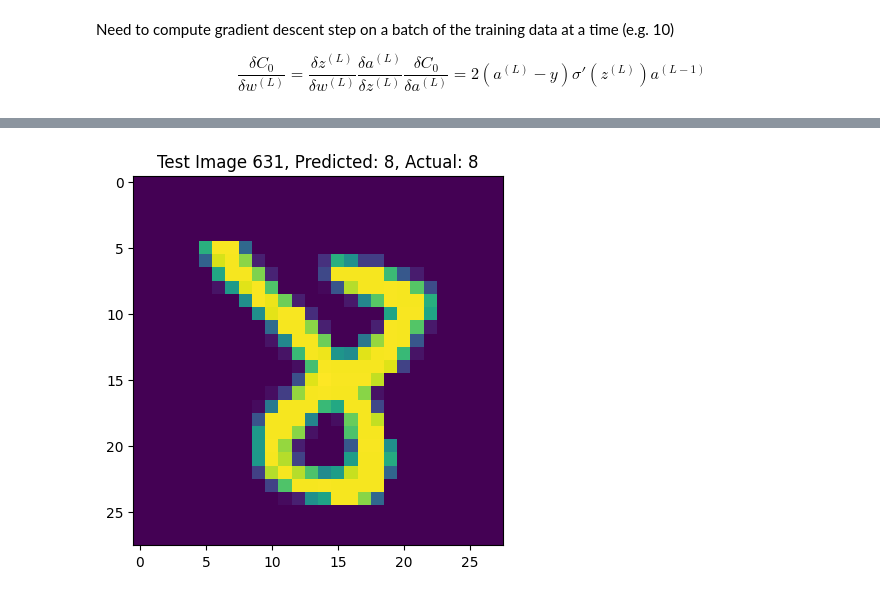
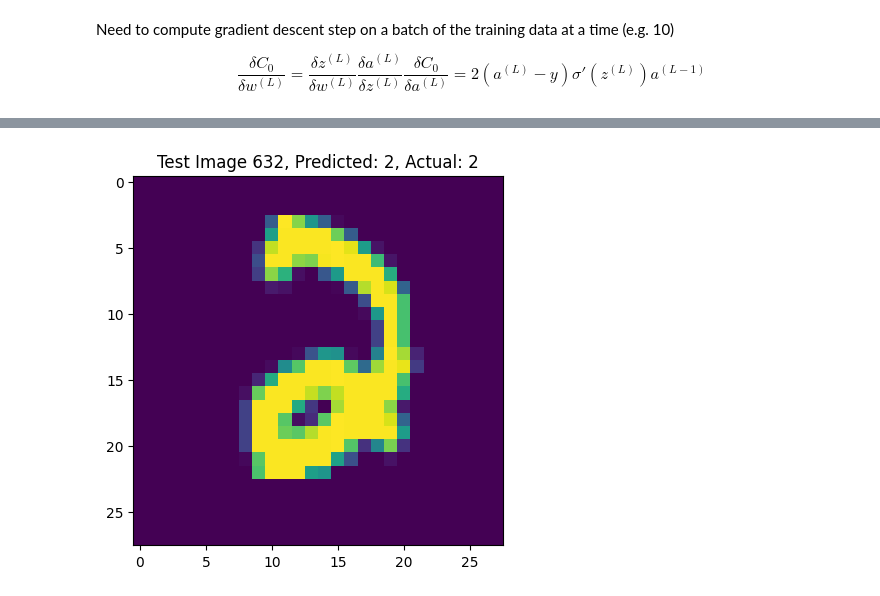
Before and after one commit to petermnhull/neural-network-scratch, a Jupyter notebook: notebooks/notebook.ipynb, the cells around one changed output, grey strips where cells are left out. Drawn from its saved outputs; the diff is of its cells as text; code cells hidden in the pictures.

```diff
--- a/notebooks/notebook.ipynb
+++ b/notebooks/notebook.ipynb
@@ -11,7 +9,7 @@ LOGGER = structlog.get_logger()
 # %% [markdown]
 ## Data Loading
 # %%
-IMAGES_TRAIN_PATH = "../data/train-images-idx3-ubyte.gz"
-LABELS_TRAIN_PATH = "../data/train-labels-idx1-ubyte.gz"
-IMAGES_TEST_PATH = "../data/t10k-images-idx3-ubyte.gz"
-LABELS_TEST_PATH = "../data/t10k-labels-idx1-ubyte.gz"
+IMAGES_TRAIN_PATH = "data/train-images-idx3-ubyte.gz"
+LABELS_TRAIN_PATH = "data/train-labels-idx1-ubyte.gz"
+IMAGES_TEST_PATH = "data/t10k-images-idx3-ubyte.gz"
+LABELS_TEST_PATH = "data/t10k-labels-idx1-ubyte.gz"
@@ -45,8 +16,8 @@ def read_from_path(path: str) -> np.array:
 # %%
-train_images_raw = read_from_path(IMAGES_TRAIN_PATH)
-train_labels = read_from_path(LABELS_TRAIN_PATH)
-test_images_raw = read_from_path(IMAGES_TEST_PATH)
-test_labels = read_from_path(LABELS_TEST_PATH)
+train_images_raw = read_gzip_from_path(IMAGES_TRAIN_PATH)
+train_labels = read_gzip_from_path(LABELS_TRAIN_PATH)
+test_images_raw = read_gzip_from_path(IMAGES_TEST_PATH)
+test_labels = read_gzip_from_path(LABELS_TEST_PATH)
 # %%
 LOGGER.info(f"train images: {len(train_images_raw)}")
 LOGGER.info(f"train labels: {len(train_labels)}")
@@ -273,7 +147,7 @@ LOGGER.info(f"accuracy on test set: {accuracy_score(test_labels, predictions)}")
 # %%
-idx = 631
+idx = 632
 plt.imshow(test_images[idx])
 plt.title(f"Test Image {idx}, Predicted: {predictions[idx]}, Actual: {test_labels[idx]}")
 plt.show()
 # %% [output]
-[figure, old version]
+[figure, new version]
```
Also changed, not shown: parts of 13 cells of this notebook, 7 other files.
